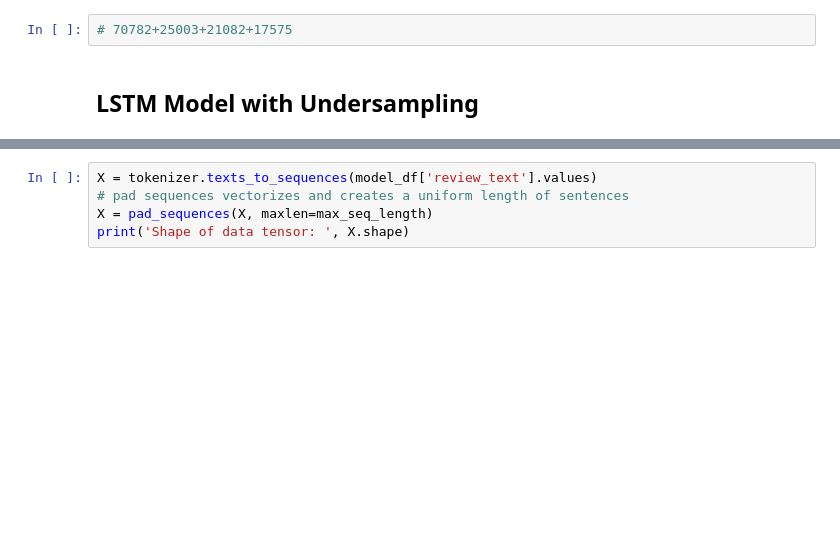
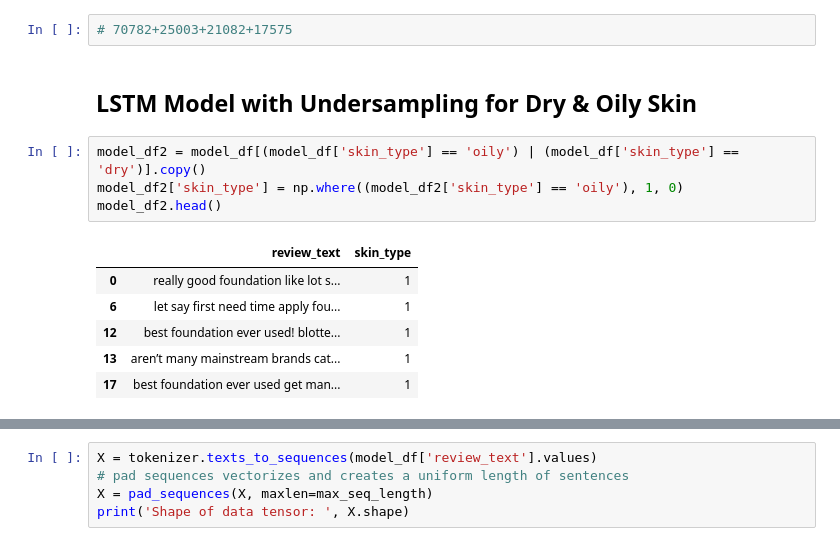
Before and after one commit to nicleong27/Beauty_Reviews, a Jupyter notebook: LSTM_Model.ipynb, the cells around one changed output, grey strips where cells are left out. Saved outputs shown, nothing was run; the diff lists cells and outputs as text; blank space fills up the shorter version.

```diff
--- a/LSTM_Model.ipynb
+++ b/LSTM_Model.ipynb
@@ -92,4 +89,15 @@ Name: skin_type, dtype: int64
 # %%
 # 70782+25003+21082+17575
 # %% [markdown]
-## LSTM Model with Undersampling
+## LSTM Model with Undersampling for Dry & Oily Skin
+# %%
+model_df2 = model_df[(model_df['skin_type'] == 'oily') | (model_df['skin_type'] == 'dry')].copy()
+model_df2['skin_type'] = np.where((model_df2['skin_type'] == 'oily'), 1, 0)
+model_df2.head()
+# %% [output]
+|  | review_text | skin_type |
+| 0 | really good foundation like lot s... | 1 |
+| 6 | let say first need time apply fou... | 1 |
+| 12 | best foundation ever used! blotte... | 1 |
+| 13 | aren’t many mainstream brands cat... | 1 |
+| 17 | best foundation ever used get man... | 1 |
```
Also changed, not shown: parts of 29 cells of this notebook.
